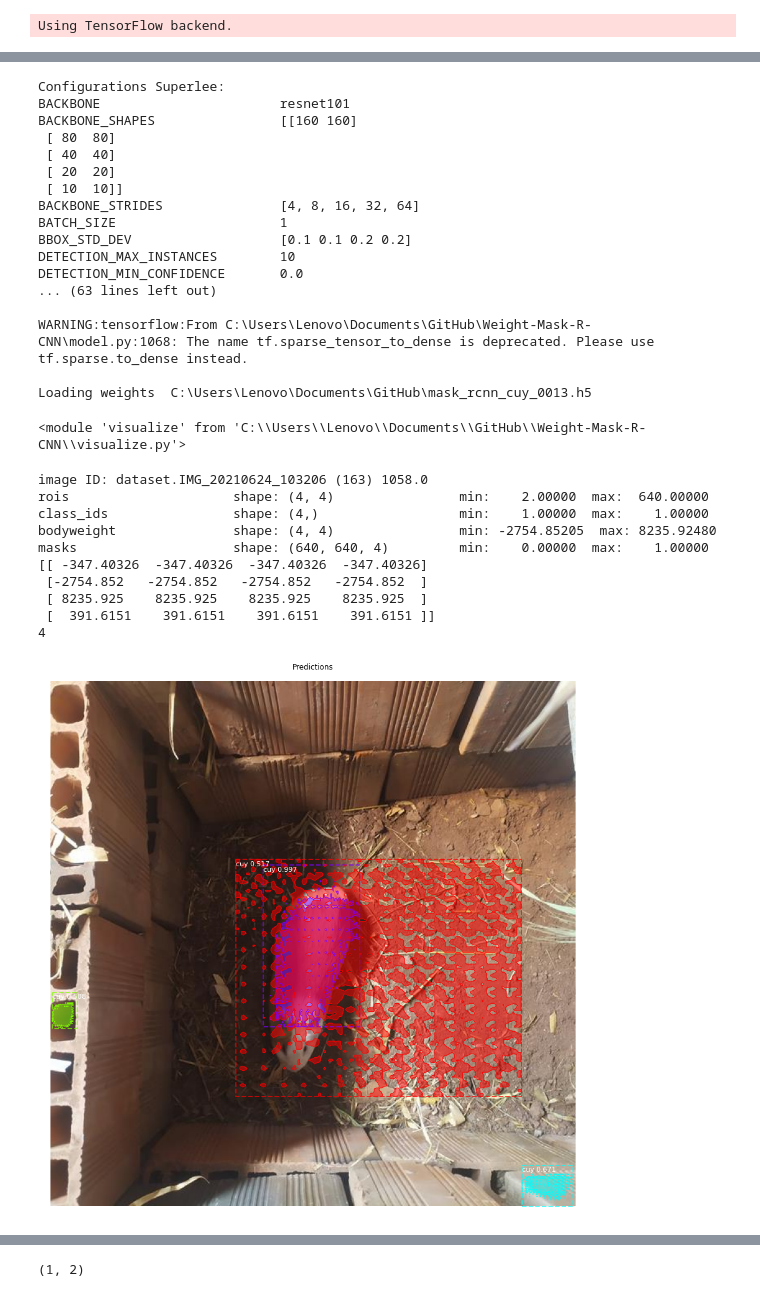
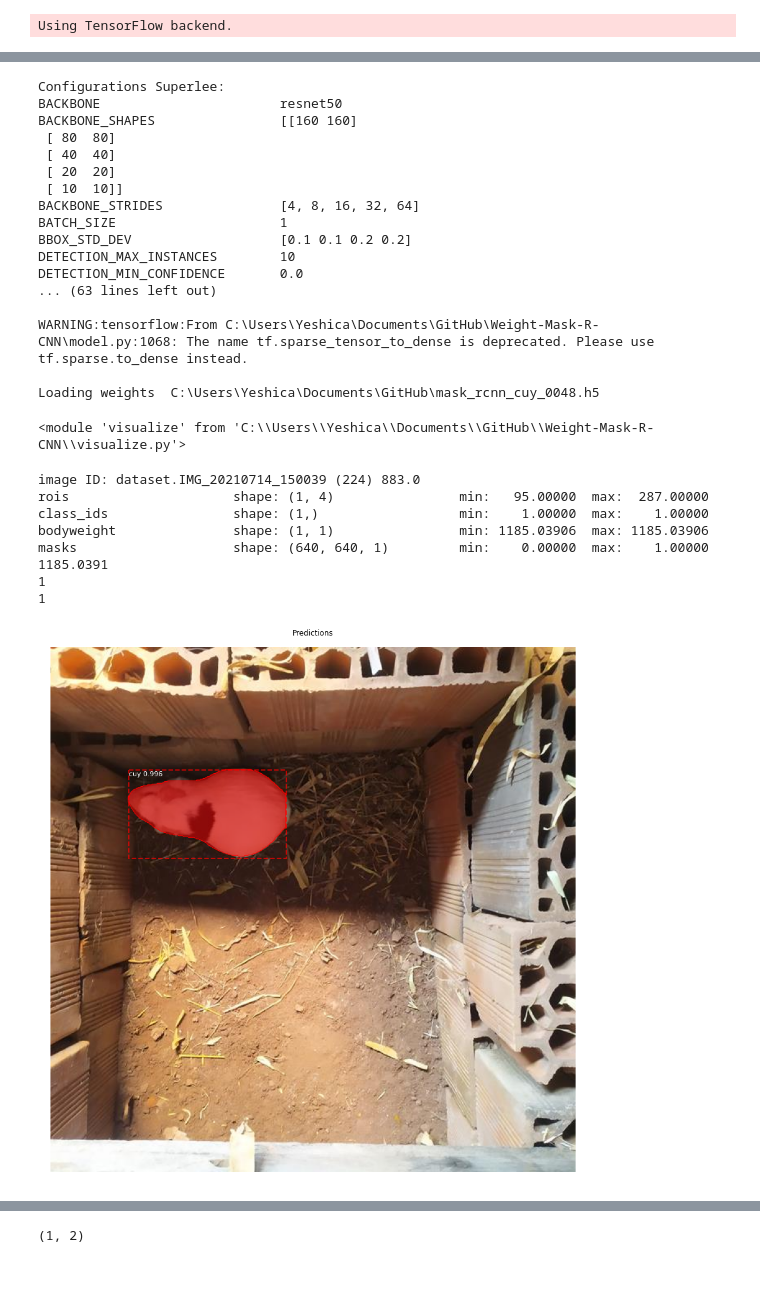
Before and after one commit to gabel10/Keypoints-of-humanpose-with-Mask-R-CNN, a Jupyter notebook: Cuy_Weight_Mask_RCNN.ipynb, the cells around one changed output, grey strips where cells are left out. Drawn from its saved outputs; the diff is of its cells as text; code cells hidden in the pictures.

Commit message:
Model modified

```diff
--- a/Cuy_Weight_Mask_RCNN.ipynb
+++ b/Cuy_Weight_Mask_RCNN.ipynb
@@ -35,6 +35,8 @@ ROOT_DIR
 # %%
-custom_WEIGHTS_PATH = 'C:\\Users\\Lenovo\\Documents\\GitHub\\mask_rcnn_cuy_0013.h5'
-file_BODYWEIGHT_PATH = 'C:\\Users\\Lenovo\\Documents\\GitHub\\dataset\\cuy_weights.txt'
+#custom_WEIGHTS_PATH = 'C:\\Users\\Lenovo\\Documents\\GitHub\\mask_rcnn_cuy_0048.h5'
+#file_BODYWEIGHT_PATH = 'C:\\Users\\Lenovo\\Documents\\GitHub\\dataset\\cuy_weights.txt'
+custom_WEIGHTS_PATH = 'C:\\Users\\Yeshica\\Documents\\GitHub\\mask_rcnn_cuy_0048.h5'
+file_BODYWEIGHT_PATH = 'C:\\Users\\Yeshica\\Documents\\GitHub\\dataset\\cuy_weights.txt'
 # %%
 %matplotlib inline
 
@@ -43,7 +45,7 @@ MODEL_DIR = os.path.join(ROOT_DIR, "logs")
 
 config = cuy.CuyConfig()
 #custom_DIR = os.path.join(ROOT_DIR, "dataset/cuy")
-custom_DIR = "C:\\Users\\Lenovo\\Documents\\GitHub\\dataset"
+custom_DIR = "C:\\Users\\Yeshica\\Documents\\GitHub\\dataset"
 
 class InferenceConfig(config.__class__):
     # Run detection on one image at a time
@@ -99,7 +101,7 @@ from importlib import reload # was constantly changin the visualization, so I de
 reload(visualize)
 # %% [output]
 Configurations Superlee:
-BACKBONE                       resnet101
+BACKBONE                       resnet50
 BACKBONE_SHAPES                [[160 160]
  [ 80  80]
  [ 40  40]
@@ -112,48 +114,47 @@ DETECTION_MAX_INSTANCES        10
 DETECTION_MIN_CONFIDENCE       0.0
 ... (63 lines left out)
 
-WARNING:tensorflow:From C:\Users\Lenovo\Documents\GitHub\Weight-Mask-R-CNN\model.py:1068: The name tf.sparse_tensor_to_dense is deprecated. Please use tf.sparse.to_dense instead.
+WARNING:tensorflow:From C:\Users\Yeshica\Documents\GitHub\Weight-Mask-R-CNN\model.py:1068: The name tf.sparse_tensor_to_dense is deprecated. Please use tf.sparse.to_dense instead.
 
-Loading weights  C:\Users\Lenovo\Documents\GitHub\mask_rcnn_cuy_0013.h5
+Loading weights  C:\Users\Yeshica\Documents\GitHub\mask_rcnn_cuy_0048.h5
-<module 'visualize' from 'C:\\Users\\Lenovo\\Documents\\GitHub\\Weight-Mask-R-CNN\\visualize.py'>
+<module 'visualize' from 'C:\\Users\\Yeshica\\Documents\\GitHub\\Weight-Mask-R-CNN\\visualize.py'>
 # %%
-image_id = random.choice(dataset.image_ids)
+#image_id = random.choice(dataset.image_ids)
 
 image, image_meta, gt_class_id, gt_bbox, gt_mask, gt_weight =\
-          modellib.load_image_gt_keypoints(dataset, config, image_id, use_mini_mask=False)
+          modellib.load_image_gt_keypoints(dataset, config, 183, use_mini_mask=False)
 info = dataset.image_info[image_id]
 print("image ID: {}.{} ({}) {}".format(info["source"], info["id"], image_id, info['weight']))
 
 # Run object detection
 results = model.detect_bodyweight([image], verbose=0)
 
 #log("gt_class_id", gt_class_id)
 #log("gt_bbox", gt_bbox)
 #log("gt_mask", gt_mask)
 #log("gt_bodyweight", gt_weight)
 
 
     # Display results
 ax = get_ax(1)
 r = results[0]
 
 log("rois",r['rois'])
 log("class_ids",r['class_ids'])
 log("bodyweight",r['bodyweight'])
 log("masks",r['masks'])
-print(r['bodyweight'])
+print(r['bodyweight'][0][0])
+print(np.size(r['bodyweight']))
 visualize.display_instances_bw(image, r['rois'], r['masks'] ,r['bodyweight'], r['class_ids'],
                               dataset.class_names, r['scores'], ax=ax,
                               title="Predictions")
 # %% [output]
-image ID: dataset.IMG_20210624_103206 (163) 1058.0
-rois                     shape: (4, 4)                min:    2.00000  max:  640.00000
-class_ids                shape: (4,)                  min:    1.00000  max:    1.00000
-bodyweight               shape: (4, 4)                min: -2754.85205  max: 8235.92480
-masks                    shape: (640, 640, 4)         min:    0.00000  max:    1.00000
-[[ -347.40326  -347.40326  -347.40326  -347.40326]
- [-2754.852   -2754.852   -2754.852   -2754.852  ]
- [ 8235.925    8235.925    8235.925    8235.925  ]
- [  391.6151    391.6151    391.6151    391.6151 ]]
-4
+image ID: dataset.IMG_20210714_150039 (224) 883.0
+rois                     shape: (1, 4)                min:   95.00000  max:  287.00000
+class_ids                shape: (1,)                  min:    1.00000  max:    1.00000
+bodyweight               shape: (1, 1)                min: 1185.03906  max: 1185.03906
+masks                    shape: (640, 640, 1)         min:    0.00000  max:    1.00000
+1185.0391
+1
+1
-[figure, old version]
+[figure, new version]
```
Also changed, not shown: parts of 4 cells of this notebook, 1 other file.
